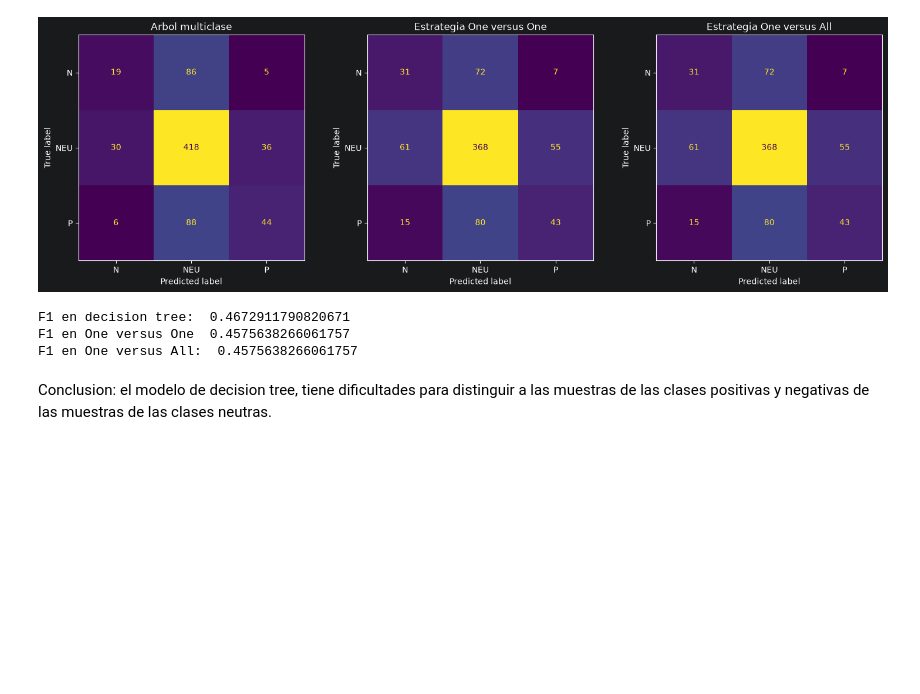
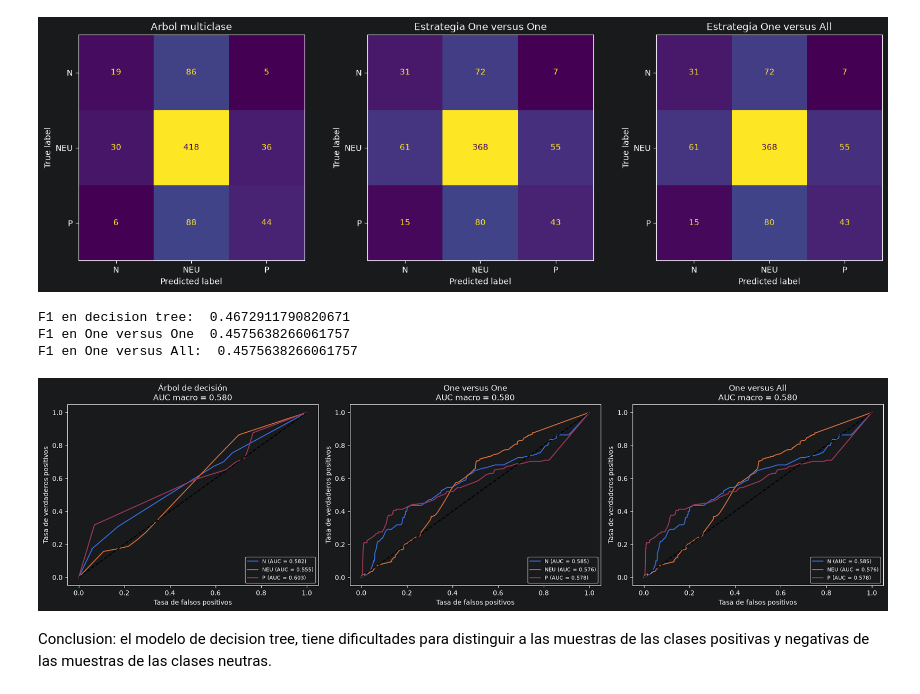
Before and after one commit to LucasFis/Tp_tweets, a Jupyter notebook: Tp_tweets.ipynb, the cells around one changed output. Cells and saved outputs as stored; diff of their text form; code cells hidden in the pictures; blank space fills up the shorter version.

```diff
--- a/Tp_tweets.ipynb
+++ b/Tp_tweets.ipynb
@@ -803,25 +803,40 @@ F1 en decision tree:  0.4672911790820671
 F1 en One versus One  0.4575638266061757
 F1 en One versus All:  0.4575638266061757
 # %%
-from sklearn.metrics import roc_curve, roc_auc_score
+import matplotlib.pyplot as plt
+from sklearn.metrics import roc_curve, auc, roc_auc_score
+from sklearn.preprocessing import label_binarize
 
-# Calcular probabilidades
-y_prob = pipeline.predict_proba(X_test)[:, 1]
+modelos = {
+    "Árbol de decisión": mejor_modelo_dt,
+    "One versus One": modelo_ovo,
+    "One versus All": modelo_ova,
+}
 
-# Curva ROC
-fpr, tpr, _ = roc_curve(y_test, y_prob)
-auc = roc_auc_score(y_test, y_prob)
+fig, axes = plt.subplots(1, 3, figsize=(18, 5))
 
-# Visualización de la curva ROC
-plt.figure(figsize=(8, 6))
-plt.plot(fpr, tpr, label=f'AUC = {auc:.2f}')
-plt.plot([0, 1], [0, 1], 'k--')
-plt.xlabel('False Positive Rate')
-plt.ylabel('True Positive Rate')
-plt.title('Curva ROC')
-plt.legend()
+for ax, (nombre, modelo) in zip(axes, modelos.items()):
+    clases = list(modelo.classes_)
+    y_test_bin = label_binarize(y_test, classes=clases)
+    y_prob = modelo.predict_proba(X_test)
+
+    for i, clase in enumerate(clases):
+        fpr, tpr, _ = roc_curve(y_test_bin[:, i], y_prob[:, i])
+        auc_clase = auc(fpr, tpr)
+        ax.plot(fpr, tpr, label=f"{clase} (AUC = {auc_clase:.3f})")
+
+    auc_macro = roc_auc_score(
+        y_test_bin, y_prob, average="macro", multi_class="ovr"
+    )
+    ax.plot([0, 1], [0, 1], "k--")
+    ax.set_title(f"{nombre}\nAUC macro = {auc_macro:.3f}")
+    ax.set_xlabel("Tasa de falsos positivos")
+    ax.set_ylabel("Tasa de verdaderos positivos")
+    ax.legend(loc="lower right", fontsize=8)
+
+plt.tight_layout()
 plt.show()
-
-print(f'AUC: {auc}')
+# %% [output]
+[figure, added]
 # %% [markdown]
 Conclusion: el modelo de decision tree, tiene dificultades para distinguir a las muestras de las clases positivas y negativas de las muestras de las clases neutras.
```
